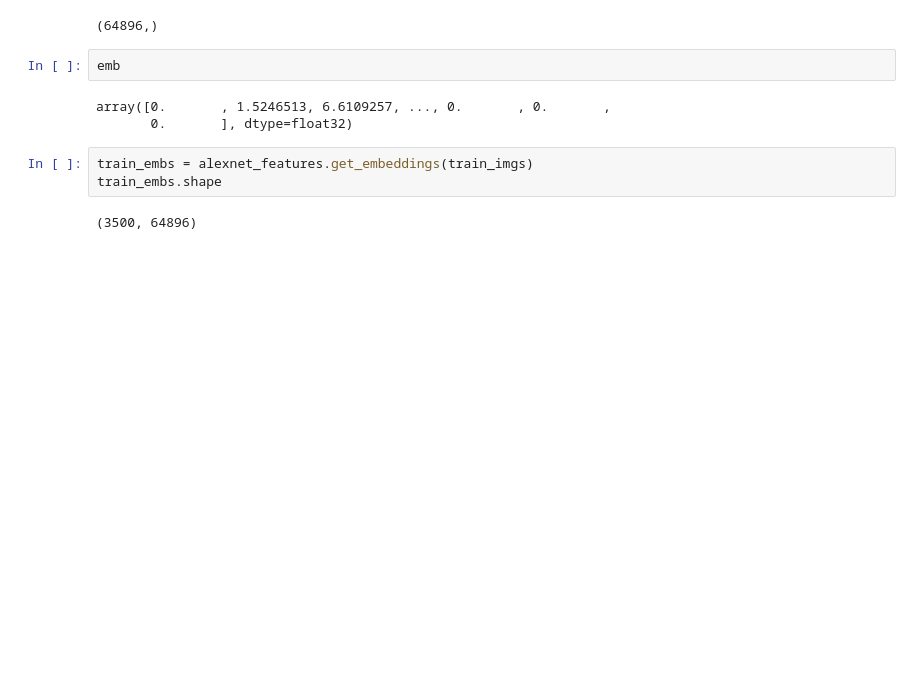
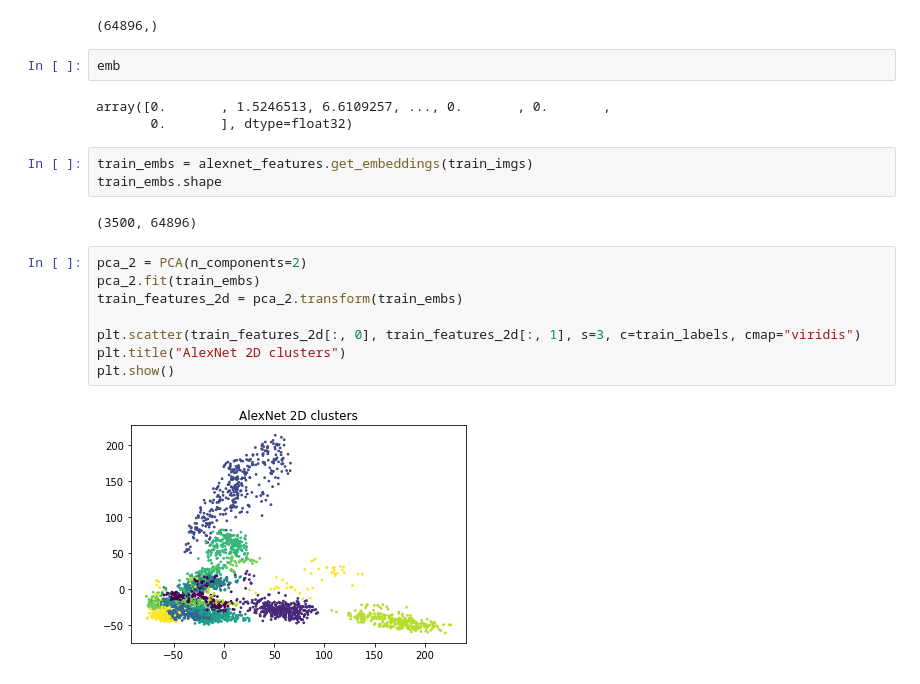
Before and after one commit to iordachebogdan/Face-Clustering, a Jupyter notebook: alexnet.ipynb, the cells around one changed output. Cells and saved outputs as stored; diff of their text form; blank space fills up the shorter version.

```diff
--- a/alexnet.ipynb
+++ b/alexnet.ipynb
@@ -58,3 +62,13 @@ train_embs = alexnet_features.get_embeddings(train_imgs)
 train_embs.shape
 # %% [output]
 (3500, 64896)
+# %%
+pca_2 = PCA(n_components=2)
+pca_2.fit(train_embs)
+train_features_2d = pca_2.transform(train_embs)
+
+plt.scatter(train_features_2d[:, 0], train_features_2d[:, 1], s=3, c=train_labels, cmap="viridis")
+plt.title("AlexNet 2D clusters")
+plt.show()
+# %% [output]
+[figure, added]
```
Also changed, not shown: parts of 3 cells of this notebook, 1 other file.
